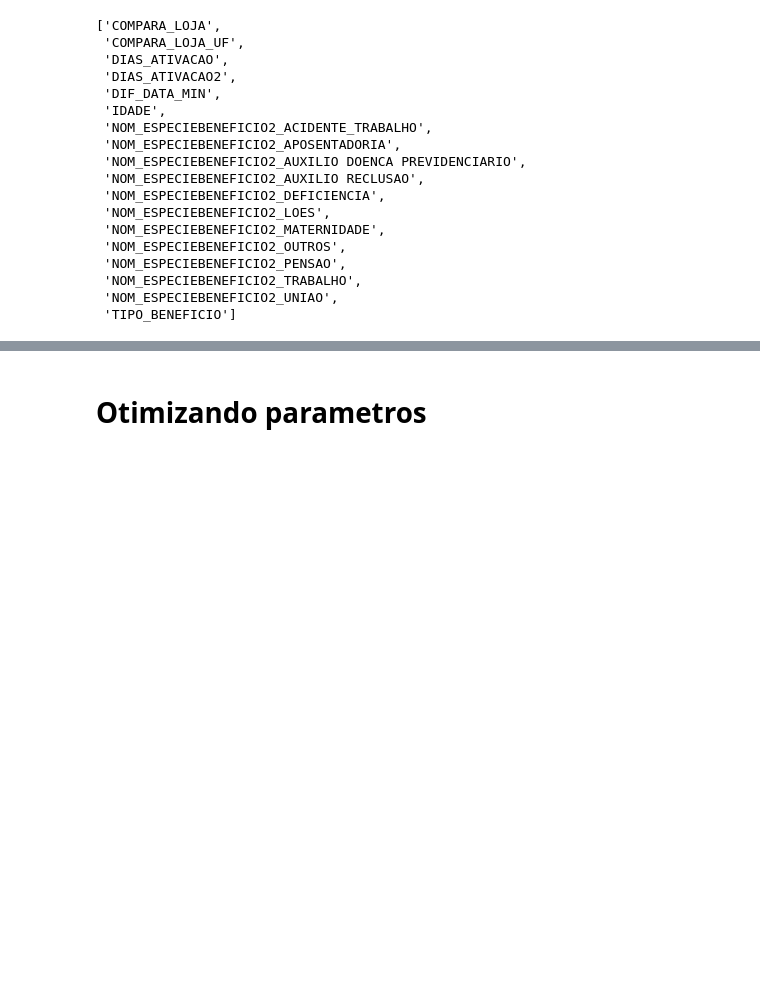
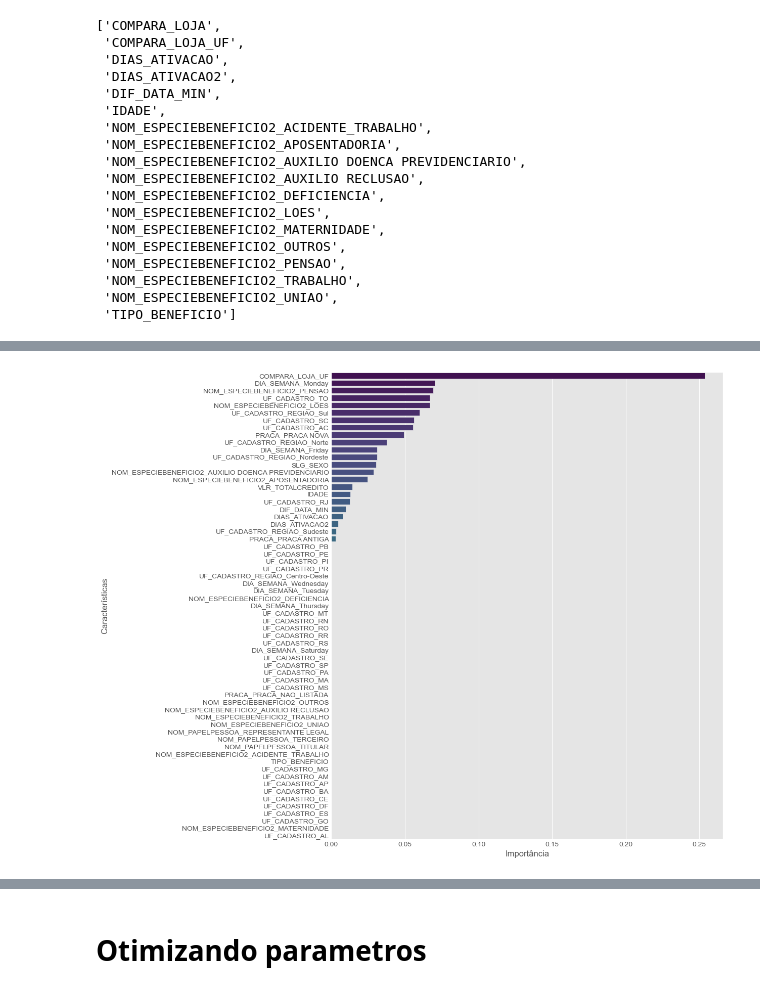
Before and after one commit to GabrielGabes/Machine-Learning-Preditivo, a Jupyter notebook: modelo_ativacao_bene/ada_modelo.ipynb, the cells around one changed output, grey strips where cells are left out. Cells and saved outputs as stored; diff of their text form; code cells hidden in the pictures; blank space fills up the shorter version.

```diff
--- a/modelo_ativacao_bene/ada_modelo.ipynb
+++ b/modelo_ativacao_bene/ada_modelo.ipynb
@@ -91,7 +91,7 @@ def aval_modelo_corte_tabela(y_true, y_probs_positivas, beta = 1.5, pontos_de_co
     # Inicializar as colunas das métricas com NaN
     metricas_de_aval = ['acuracia', 'precisao', 'sensibilidade', 'especificidade', 'f1', #'fb_score',
                         # 'valor_pre_posi', 'valor_pre_neg', 'taxa_falsos_positivos', 'taxa_falsos_negativos',
-                        'custo_who','fraude_evitada','delta']#,
+                        'custo_who','fraude_evitada','fraude_tomada','delta']#,
                         # 'fdr', 'fo_r', 'indice_youden', 'coef_matthews']
     fd[metricas_de_aval] = 0
 
@@ -133,7 +133,8 @@ def aval_modelo_corte_tabela(y_true, y_probs_positivas, beta = 1.5, pontos_de_co
 
         fd['custo_who'][i] = (fd['tp'][i] + fd['fp'][i]) * 10.0
         fd['fraude_evitada'][i] = fd['tp'][i] * 8000
-        fd['delta'][i] = fd['fraude_evitada'][i] - fd['custo_who'][i]
+        fd['fraude_tomada'][i] = fd['fn'][i] * 8000
+        fd['delta'][i] = fd['fraude_evitada'][i] - fd['custo_who'][i] - fd['fraude_tomada'][i]
 
         # # False Discovery Rate (FDR)
         # if (fd['tp'][i] + fd['fp'][i]) != 0:
@@ -159,7 +160,7 @@ def aval_modelo_corte_tabela(y_true, y_probs_positivas, beta = 1.5, pontos_de_co
         # if denom_fb_score != 0:
         #     fd['fb_score'][i] = (1 + beta**2) * (fd['valor_pre_posi'][i] * fd['sensibilidade'][i]) / denom_fb_score
 
-    fd[metricas_de_aval] = fd[metricas_de_aval].round(3)
+    fd[metricas_de_aval] = fd[metricas_de_aval].round(5)
     return fd
 
 print('TUDO OK')
@@ -992,0 +876,87 @@ tabela_feat.to_excel('tabela_feat.xlsx')
+# %%
+colunas_escolhidas = [
+    'COMPARA_LOJA_UF',
+
+    'DIAS_ATIVACAO',
+    'DIAS_ATIVACAO2',
+
+    'DIA_SEMANA',
+
+    'DIF_DATA_MIN',
+
+    'IDADE',
+
+    'NOM_ESPECIEBENEFICIO2',
+
+    'NOM_PAPELPESSOA',
+
+    'PRACA',
+
+    'SLG_SEXO',
+
+    'TIPO_BENEFICIO',
+
+    'UF_CADASTRO',
+    # 'UF_CADASTRO_REGIAO',
+
+    # 'UF_LOJA_ATIVACAO',
+    # 'UF_LOJA_ATIVACAO_qtde_fraudes_6meses',
+    # 'UF_LOJA_OFICIAL',
+
+    'VLR_TOTALCREDITO',
+    # 'VLR_TOTALCREDITO_1000em1000'
+    ]
+############################################################################################
+x_treino = x_treino_bck.loc[:, x_selecionando_colunas(x_treino_bck, colunas_escolhidas)]
+x_teste = x_teste_bck.loc[:, x_selecionando_colunas(x_teste_bck, colunas_escolhidas)]
+
+x_colunas = x_treino.columns.to_list()
+x_treino = x_treino.to_numpy()
+x_teste = x_teste.to_numpy()
+
+############################################################################################
+def objective(trial):
+    # Sugerindo um número de estimadores entre 10 e 100
+    params = {
+        "learning_rate": trial.suggest_float("learning_rate", 1e-3, 0.3, log=True),
+        "n_estimators": trial.suggest_int("n_estimators", 100, 3000)
+    }
+
+    # Criando uma nova instância do modelo com os parâmetros sugeridos
+    modelo = XGBClassifier(**params, random_state=grandom_state, n_jobs=-1)
+    modelo.fit(x_treino, y_treino_bck)  # Certifique-se de que x_treino e y_treino estão definidos
+
+    # Fazendo previsões # predictions = modelo.predict(x_teste) # metrica = fbeta_score(y_pred=predictions, y_true=y_teste, beta=1.5)
+    y_probs_positivas = modelo.predict_proba(x_teste)[:,1]*100
+    tabela = aval_modelo_corte_tabela(y_teste_bck, y_probs_positivas, pontos_de_corte = np.arange(0, 3.1, 0.25))
+    metrica = tabela['delta'].max() # fb_score
+    return metrica
+
+# # Criação do estudo para maximizar a metrica de avaliação do modelo
+study = optuna.create_study(direction='maximize')
+study.optimize(objective, n_trials=30)
+
+# Melhor resultado
+print('Número do melhor trial:', study.best_trial.number)
+print('Melhores hiperparâmetros:', study.best_trial.params)
+print('Melhor valor da metrica de avaliação usada:', study.best_trial.value)
+
+# Recriando modelo
+modelo = XGBClassifier(**study.best_trial.params, random_state=grandom_state, n_jobs=-1)
+modelo.fit(x_treino, y_treino_bck)
+# joblib.dump(modelo, 'modelo_otimizado.pkl') # Salvar modelo com joblib
+
+############################################################################################
+y_probs_positivas = modelo.predict_proba(x_teste)[:,1]*100
+tabela = aval_modelo_corte_tabela(y_teste_bck, y_probs_positivas, pontos_de_corte = np.arange(0, 3.1, 0.25))
+print('DELTA:', tabela['delta'].max())
+display(tabela)
+
+tabela_feat = feature_importance_emsamble(modelo, x_colunas )
+plot_importancias(tabela_feat)
+
+############################################################
+df_colunas_excluidas.loc[x_teste_bck.index, 'Y'] = y_teste_bck
+df_colunas_excluidas.loc[x_teste_bck.index, 'pred'] = np.where(y_probs_positivas >= 0.25, 1, 0)
+df_colunas_excluidas.groupby(['Y','pred','STATUS_WHO']).size().unstack().fillna(0).astype(int)
+# %% [output]
@@ -992,0 +998 @@ tabela_feat.to_excel('tabela_feat.xlsx')
+[figure, added]
```
Also changed, not shown: parts of 74 cells of this notebook, 14 other files.
